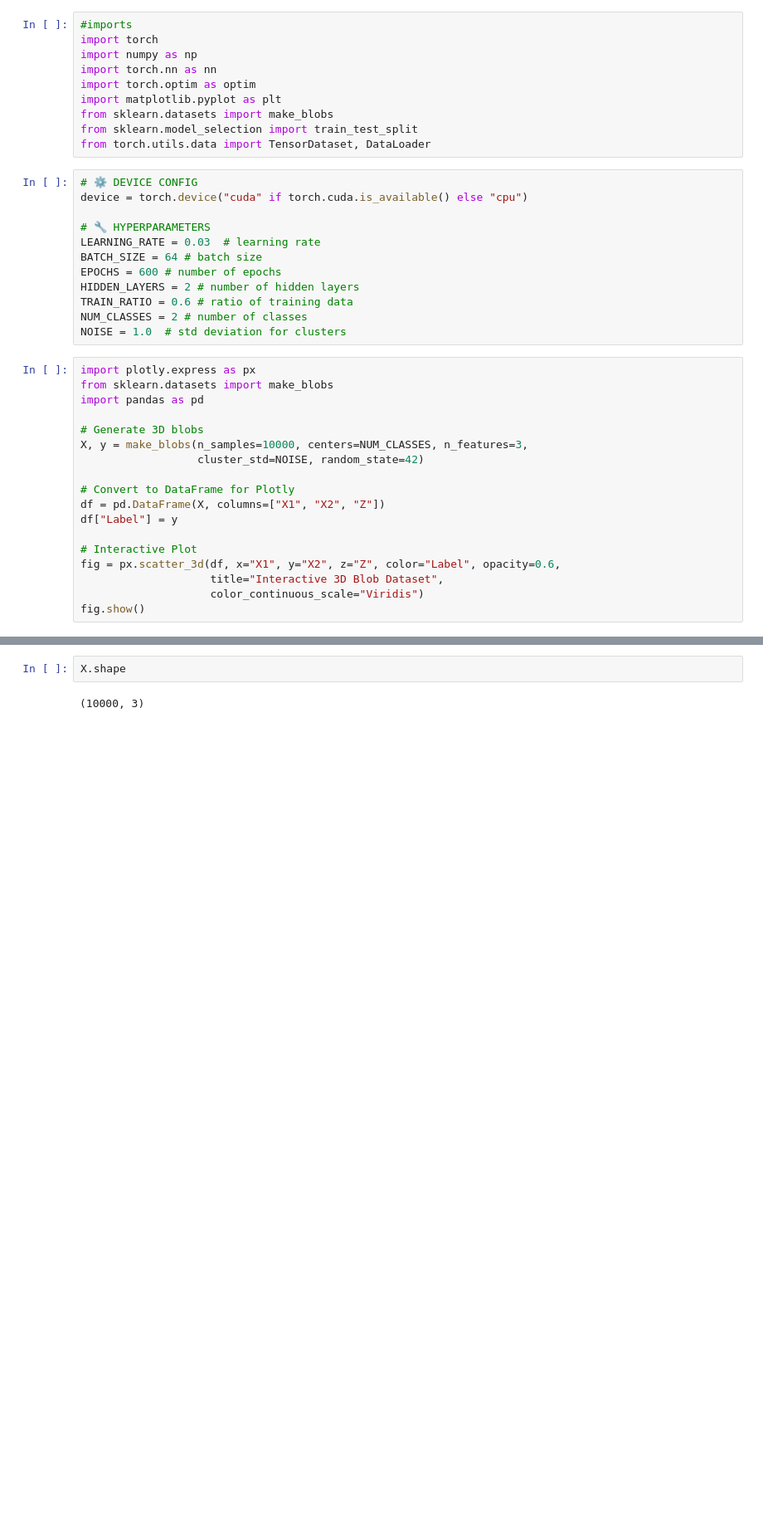
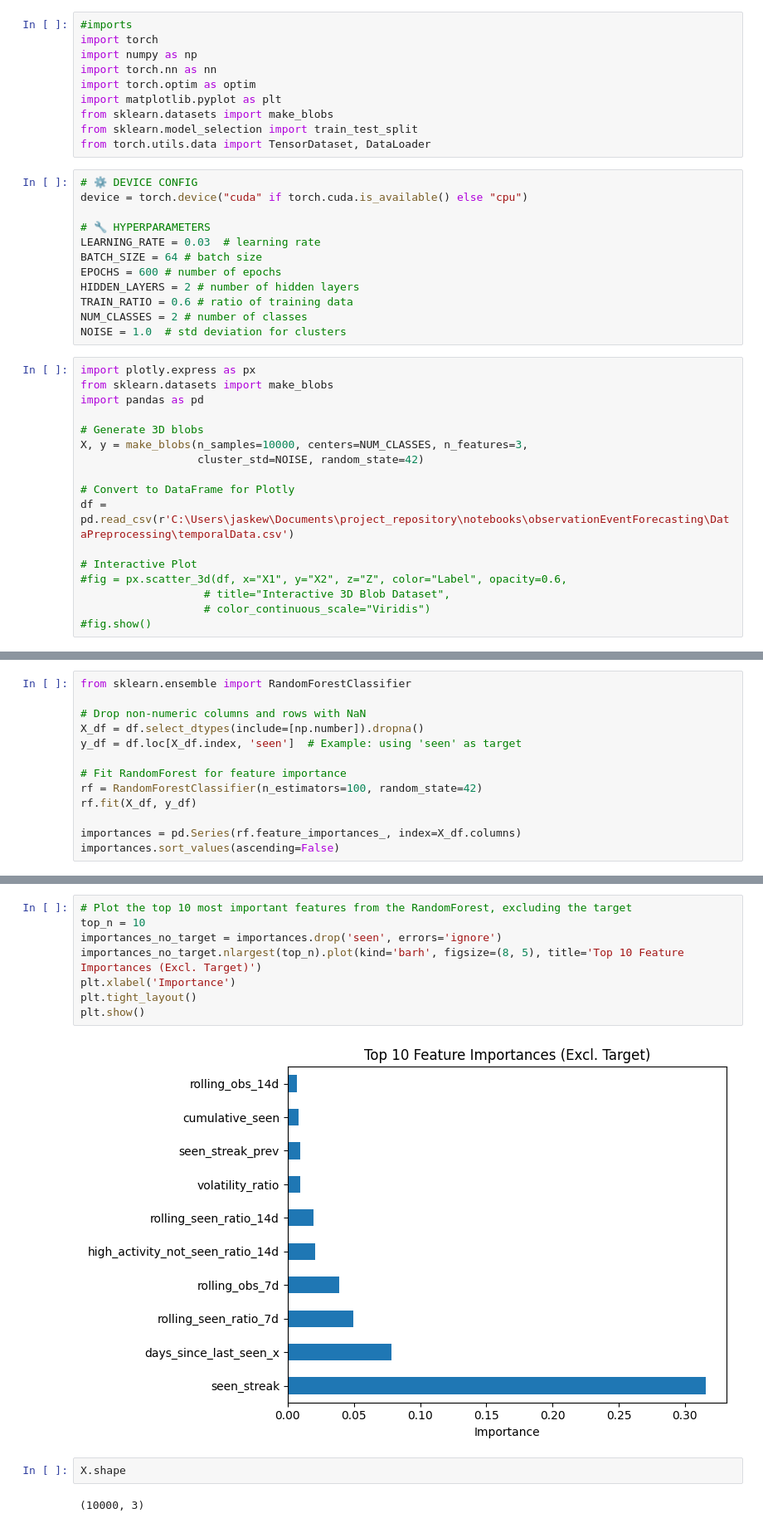
Before and after one commit to jaytlinaskew-OIS/HTOC, a Jupyter notebook: notebooks/observationEventForecasting/Classification_muli_3D.ipynb, the cells around one changed output, grey strips where cells are left out. Shown at 83% size. Saved outputs shown, nothing was run; the diff lists cells and outputs as text; blank space fills up the shorter version.

```diff
--- a/notebooks/observationEventForecasting/Classification_muli_3D.ipynb
+++ b/notebooks/observationEventForecasting/Classification_muli_3D.ipynb
@@ -30,11 +30,10 @@ X, y = make_blobs(n_samples=10000, centers=NUM_CLASSES, n_features=3,
                   cluster_std=NOISE, random_state=42)
 
 # Convert to DataFrame for Plotly
-df = pd.DataFrame(X, columns=["X1", "X2", "Z"])
-df["Label"] = y
+df = pd.read_csv(r'C:\Users\jaskew\Documents\project_repository\notebooks\observationEventForecasting\DataPreprocessing\temporalData.csv')
 
 # Interactive Plot
-fig = px.scatter_3d(df, x="X1", y="X2", z="Z", color="Label", opacity=0.6,
-                    title="Interactive 3D Blob Dataset",
-                    color_continuous_scale="Viridis")
-fig.show()
+#fig = px.scatter_3d(df, x="X1", y="X2", z="Z", color="Label", opacity=0.6,
+                   # title="Interactive 3D Blob Dataset",
+                   # color_continuous_scale="Viridis")
+#fig.show()
@@ -40,0 +72,13 @@ fig.show()
+# %%
+from sklearn.ensemble import RandomForestClassifier
+
+# Drop non-numeric columns and rows with NaN
+X_df = df.select_dtypes(include=[np.number]).dropna()
+y_df = df.loc[X_df.index, 'seen']  # Example: using 'seen' as target
+
+# Fit RandomForest for feature importance
+rf = RandomForestClassifier(n_estimators=100, random_state=42)
+rf.fit(X_df, y_df)
+
+importances = pd.Series(rf.feature_importances_, index=X_df.columns)
+importances.sort_values(ascending=False)
@@ -41,3 +103,13 @@ fig.show()
+# %%
+# Plot the top 10 most important features from the RandomForest, excluding the target
+top_n = 10
+importances_no_target = importances.drop('seen', errors='ignore')
+importances_no_target.nlargest(top_n).plot(kind='barh', figsize=(8, 5), title='Top 10 Feature Importances (Excl. Target)')
+plt.xlabel('Importance')
+plt.tight_layout()
+plt.show()
+# %% [output]
+[figure, added]
 # %%
 X.shape
 # %% [output]
```
Also changed, not shown: parts of 4 cells of this notebook, 1 other file.
